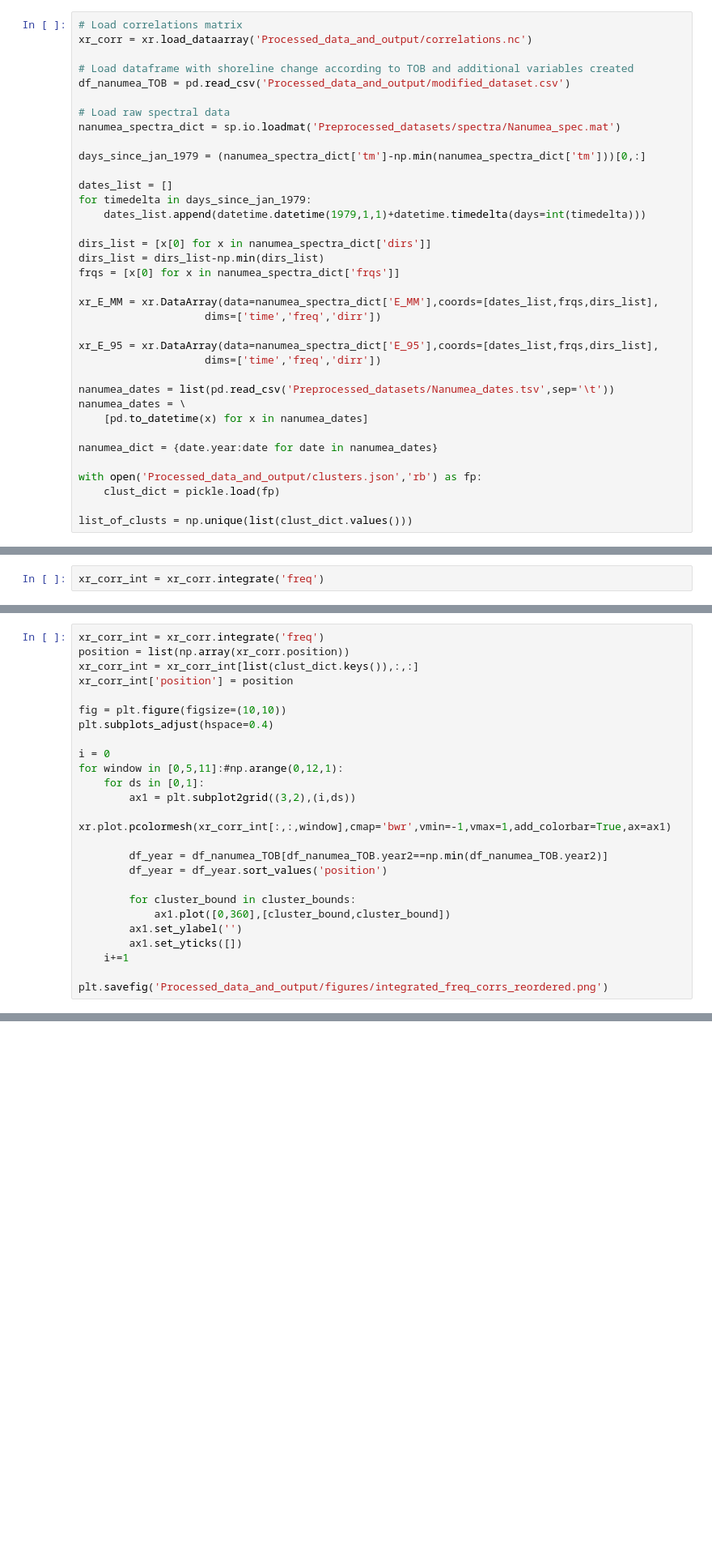
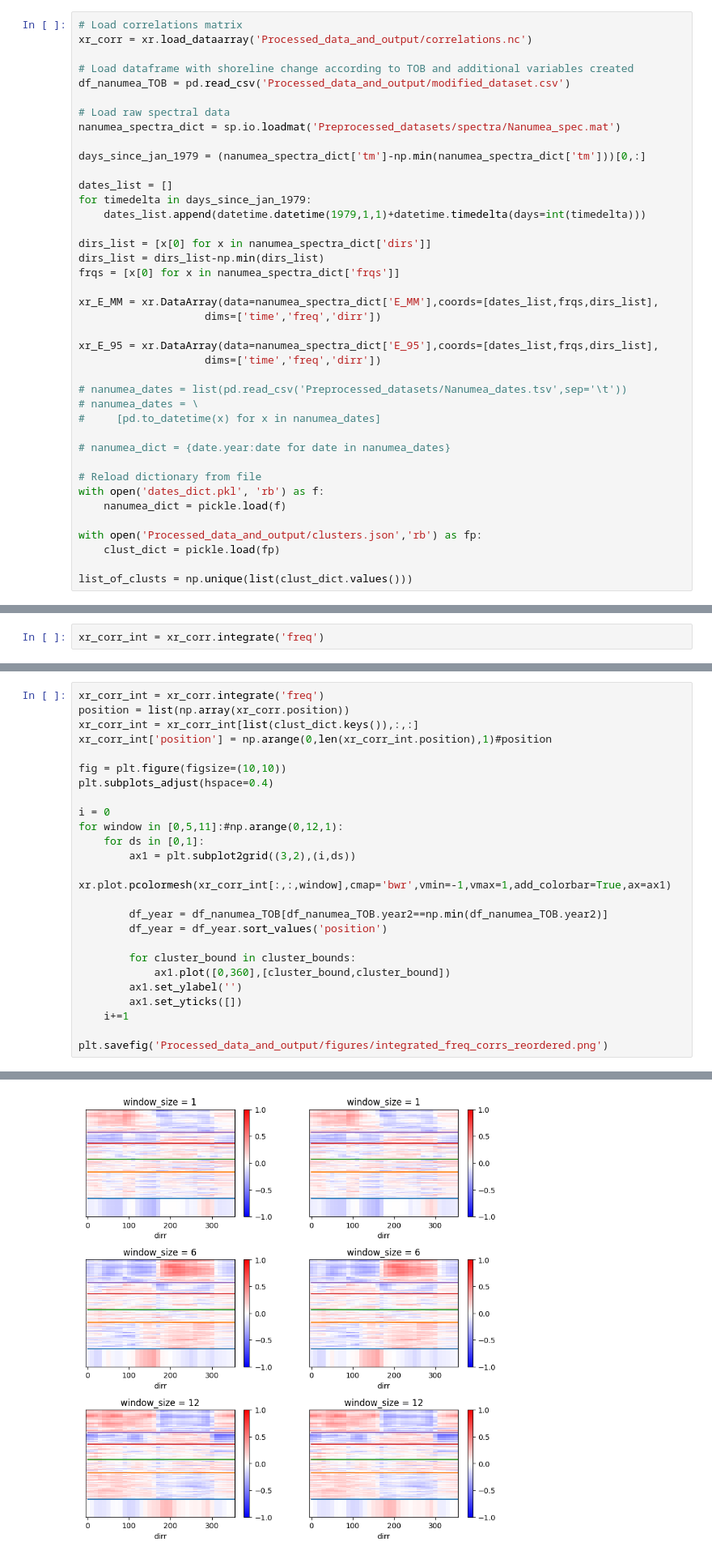
Before and after one commit to Shannon-Bengtson/PacificCoastalHazards, a Jupyter notebook: nb3_correlations_and_BN.ipynb, the cells around one changed output, grey strips where cells are left out. Shown at 81% size. Cells and saved outputs as stored; diff of their text form; blank space fills up the shorter version.

```diff
--- a/nb3_correlations_and_BN.ipynb
+++ b/nb3_correlations_and_BN.ipynb
@@ -149,11 +151,15 @@ xr_E_MM = xr.DataArray(data=nanumea_spectra_dict['E_MM'],coords=[dates_list,frqs
 xr_E_95 = xr.DataArray(data=nanumea_spectra_dict['E_95'],coords=[dates_list,frqs,dirs_list],
                     dims=['time','freq','dirr'])
 
-nanumea_dates = list(pd.read_csv('Preprocessed_datasets/Nanumea_dates.tsv',sep='\t'))
-nanumea_dates = \
-    [pd.to_datetime(x) for x in nanumea_dates]
+# nanumea_dates = list(pd.read_csv('Preprocessed_datasets/Nanumea_dates.tsv',sep='\t'))
+# nanumea_dates = \
+#     [pd.to_datetime(x) for x in nanumea_dates]
 
-nanumea_dict = {date.year:date for date in nanumea_dates}
+# nanumea_dict = {date.year:date for date in nanumea_dates}
+
+# Reload dictionary from file
+with open('dates_dict.pkl', 'rb') as f:
+    nanumea_dict = pickle.load(f)
 
 with open('Processed_data_and_output/clusters.json','rb') as fp:
     clust_dict = pickle.load(fp)
@@ -193,7 +239,7 @@ cluster_bounds = list(df_clusts.reset_index()[df_clusts.reset_index()['index'].i
 xr_corr_int = xr_corr.integrate('freq')
 position = list(np.array(xr_corr.position))
 xr_corr_int = xr_corr_int[list(clust_dict.keys()),:,:]
-xr_corr_int['position'] = position
+xr_corr_int['position'] = np.arange(0,len(xr_corr_int.position),1)#position
 
 fig = plt.figure(figsize=(10,10))
 plt.subplots_adjust(hspace=0.4)
@@ -219,3 +264,4 @@ ValueError: conflicting sizes for dimension 'position': length 199 on <this-arra
+[figure, added]
 # %%
 fig = plt.figure(figsize=(10,10))
 plt.subplots_adjust(hspace=0.4)
```
Also changed, not shown: parts of 19 cells of this notebook, 1 other file.
